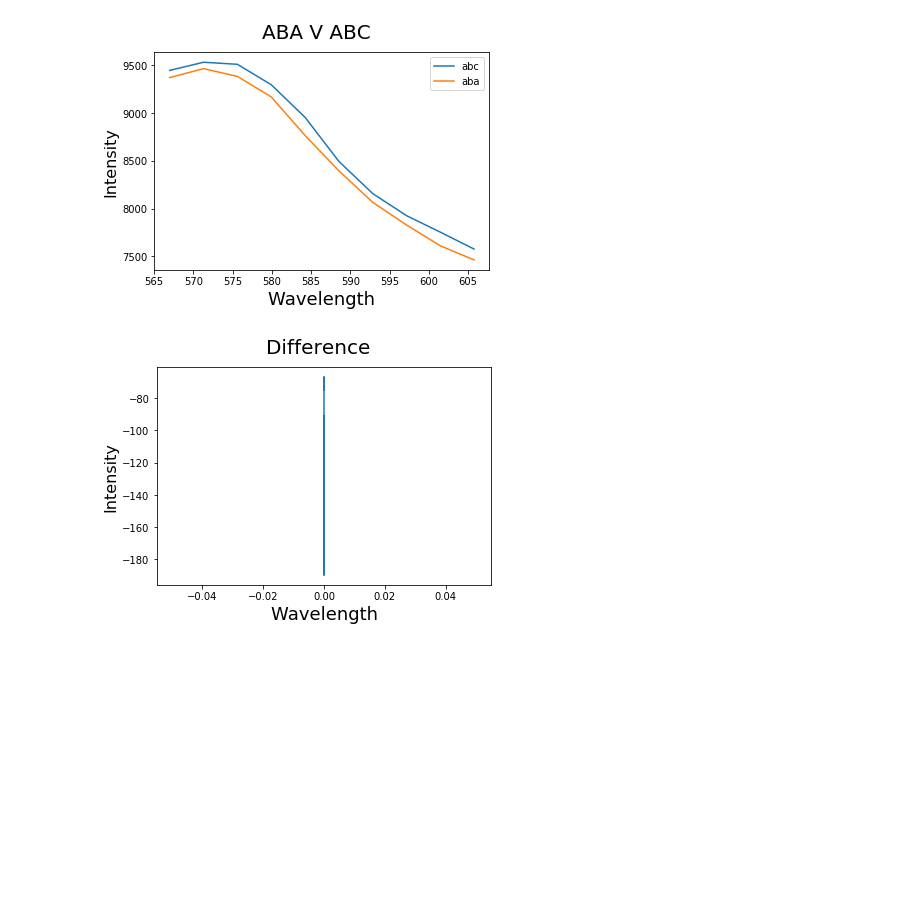
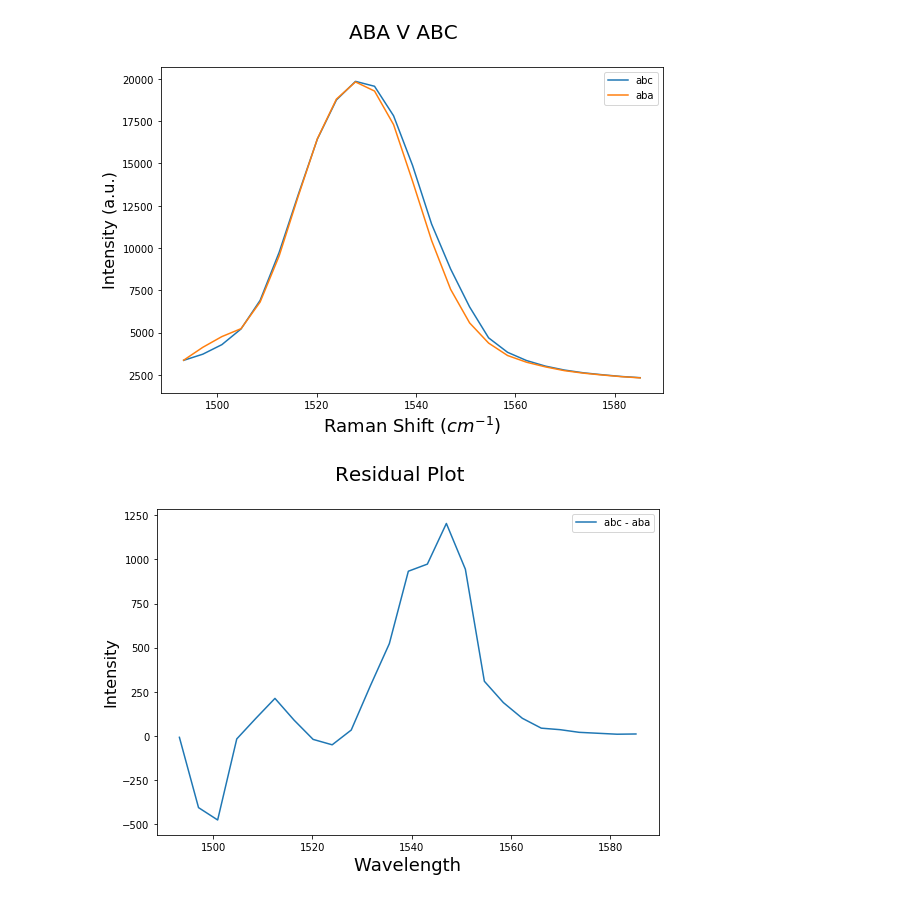
Before and after one commit to Yi-J-Zhu/ULAB, a Jupyter notebook: Raman.ipynb, the cells around one changed output. Cells and saved outputs as stored; diff of their text form; code cells hidden in the pictures; blank space fills up the shorter version.

```diff
--- a/Raman.ipynb
+++ b/Raman.ipynb
@@ -2,8 +2,8 @@
 import numpy as np
 import matplotlib.pyplot as plt
 
-minIndex = 585
-maxIndex = 595
+minIndex = 812
+maxIndex = 837
 
 folder = "042519/"
 suffix = ".txt"
@@ -53,24 +91,28 @@ fig.savefig('zoomed_avg_abc.jpg')
 # %%
 fig = plt.figure()
 plt.plot(avg_abc[0][minIndex:maxIndex], avg_abc[2][minIndex:maxIndex], label='abc')
 plt.plot(avg_aba[0][minIndex:maxIndex], avg_aba[2][minIndex:maxIndex], label='aba')
 
 fig.suptitle('ABA V ABC', fontsize=20)
-plt.xlabel('Wavelength', fontsize=18)
-plt.ylabel('Intensity', fontsize=16)
+plt.xlabel('Raman Shift ($cm^{-1}$)', fontsize=18)
+plt.ylabel('Intensity (a.u.)', fontsize=16)
 plt.legend()
 
-fig.savefig('aba_abc.jpg')
+fig.set_size_inches(9,6)
+fig.savefig('zoomed_aba_abc.jpg', dpi=300)
 # %% [output]
-[figure, old version]
+[figure, new version]
 # %%
-diff = avg_aba-avg_abc
+diff = avg_abc[2] - avg_aba[2]
 
 fig = plt.figure()
-plt.plot(diff[0][minIndex:maxIndex], diff[2][minIndex:maxIndex])
-fig.suptitle('Difference', fontsize=20)
+plt.plot(avg_aba[0][minIndex:maxIndex], diff[minIndex:maxIndex], label='abc - aba')
+fig.suptitle('Residual Plot', fontsize=20)
 plt.xlabel('Wavelength', fontsize=18)
 plt.ylabel('Intensity', fontsize=16)
-fig.savefig('aba_abc_diff.jpg')
+plt.legend()
+
+fig.set_size_inches(9,6)
+fig.savefig('aba_abc_resid.jpg', dpi = 300)
 # %% [output]
-[figure, old version]
+[figure, new version]
```
Also changed, not shown: parts of 4 cells of this notebook, 8 other files.
